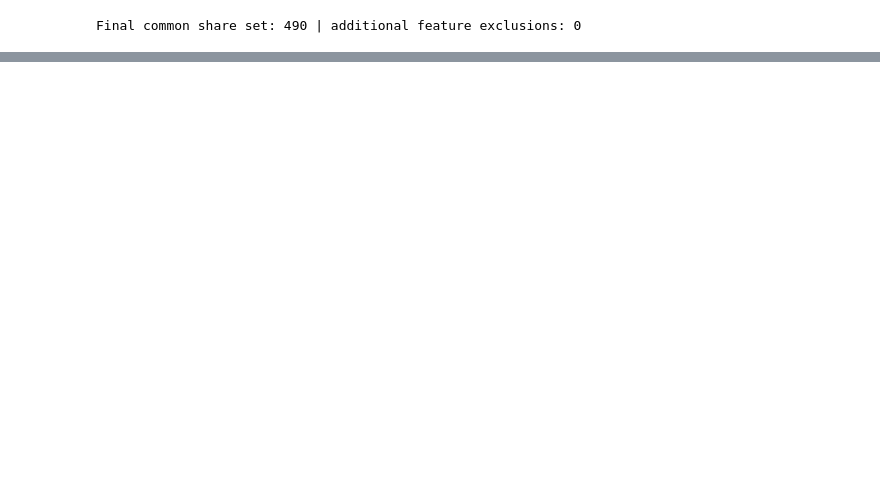
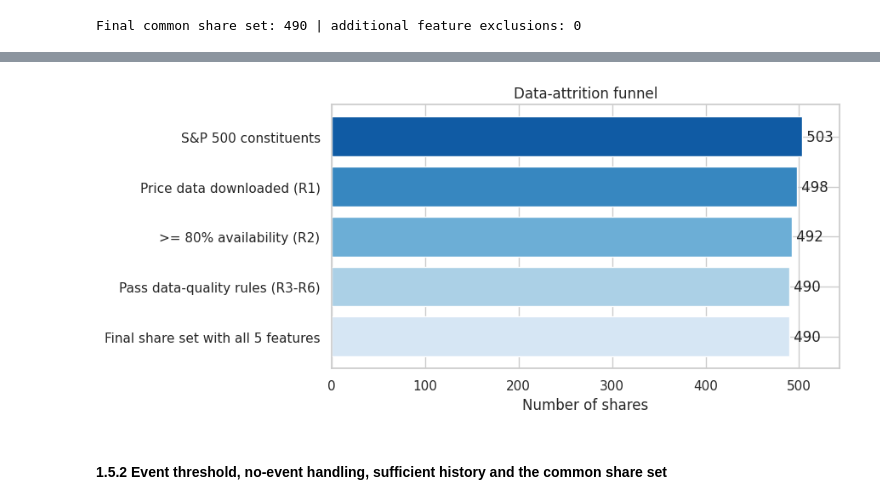
Before and after one commit to Dewdahara/CRMCM_CW1_w2054873, a Jupyter notebook: CRMCM_CW1_w2054873.ipynb, the cells around one changed output, grey strips where cells are left out. Drawn from its saved outputs; the diff is of its cells as text; code cells hidden in the pictures; blank space fills up the shorter version.

Commit message:
Task 1.5, reproducibility record and Task 1 zip: rule table, event and history checks, AAPL example, summaries, limits, run metadata

```diff
--- a/CRMCM_CW1_w2054873.ipynb
+++ b/CRMCM_CW1_w2054873.ipynb
@@ -1176,0 +1317,30 @@ Final common share set: 490 | additional feature exclusions: 0
+# %%
+# Chart: how many shares are left after each step, from the 503 index members to the final set.
+stage_R12 = ~rules[[R["R1"], R["R2"]]].any(axis=1)
+stage_all = stage_R12 & ~rules[[R["R3"], R["R4"], R["R5"], R["R6"]]].any(axis=1)
+funnel = pd.Series(
+    {
+        "S&P 500 constituents": len(tickers),
+        "Price data downloaded (R1)": int((~rules[R["R1"]]).sum()),
+        f">= {AVAIL_THRESHOLD:.0%} availability (R2)": int(stage_R12.sum()),
+        "Pass data-quality rules (R3-R6)": int(stage_all.sum()),
+        "Final share set with all 5 features": len(features_final),
+    }
+)
+fig, ax = plt.subplots(figsize=(9, 4.2))
+ax.barh(funnel.index[::-1], funnel.values[::-1], color=sns.color_palette("Blues_r", len(funnel))[::-1])
+for y, v in enumerate(funnel.values[::-1]):
+    ax.text(v, y, f" {v}", va="center")
+ax.set_xlim(0, len(tickers) * 1.08)
+ax.set_xlabel("Number of shares")
+ax.set_title("Data-attrition funnel")
+plt.tight_layout()
+plt.show()
+
+# Output:
+# 503 constituents, 498 with price data (R1), 492 above 80% availability (R2), 490 after the
+# data-quality rules (R3 to R6) and 490 in the final set with all five features.
+# %% [output]
+[figure, added]
+# %% [markdown]
+#### 1.5.2 Event threshold, no-event handling, sufficient history and the common share set
```
Also changed, not shown: parts of 26 cells of this notebook.
